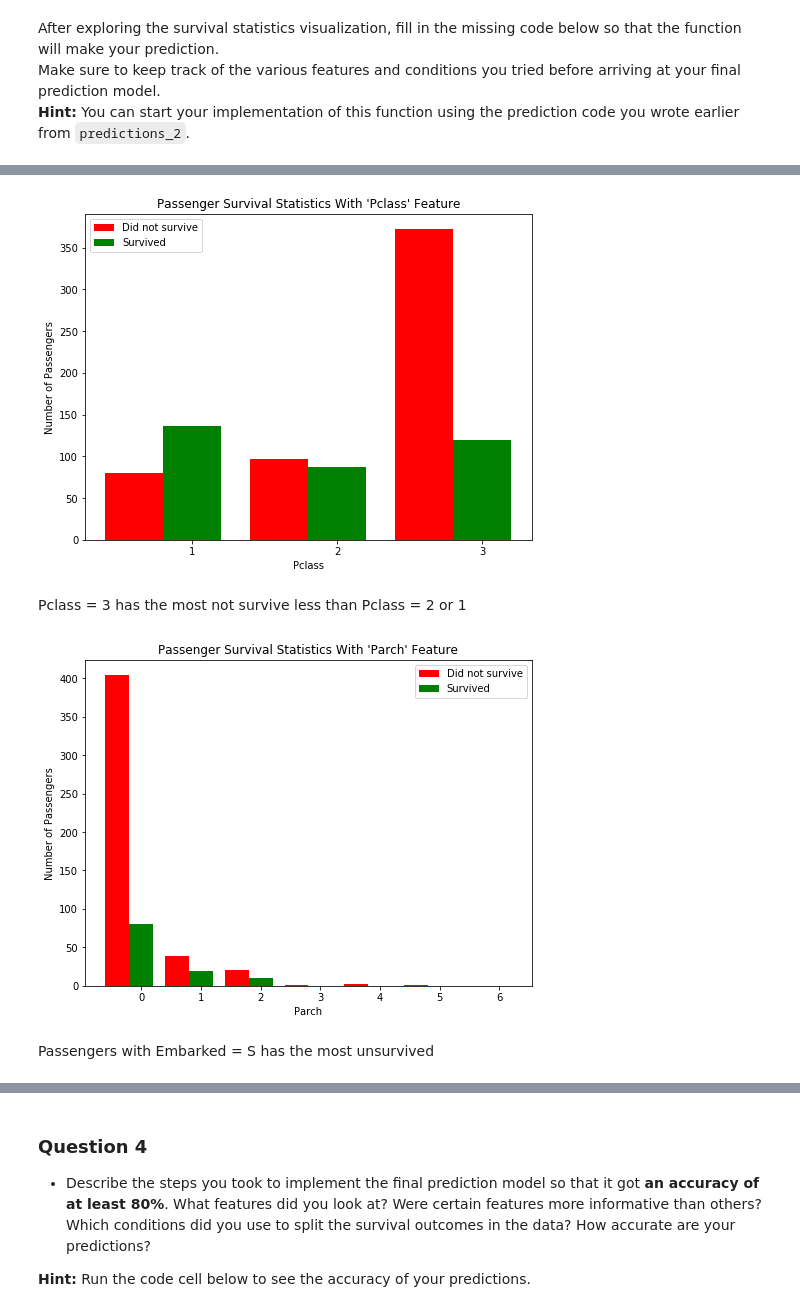
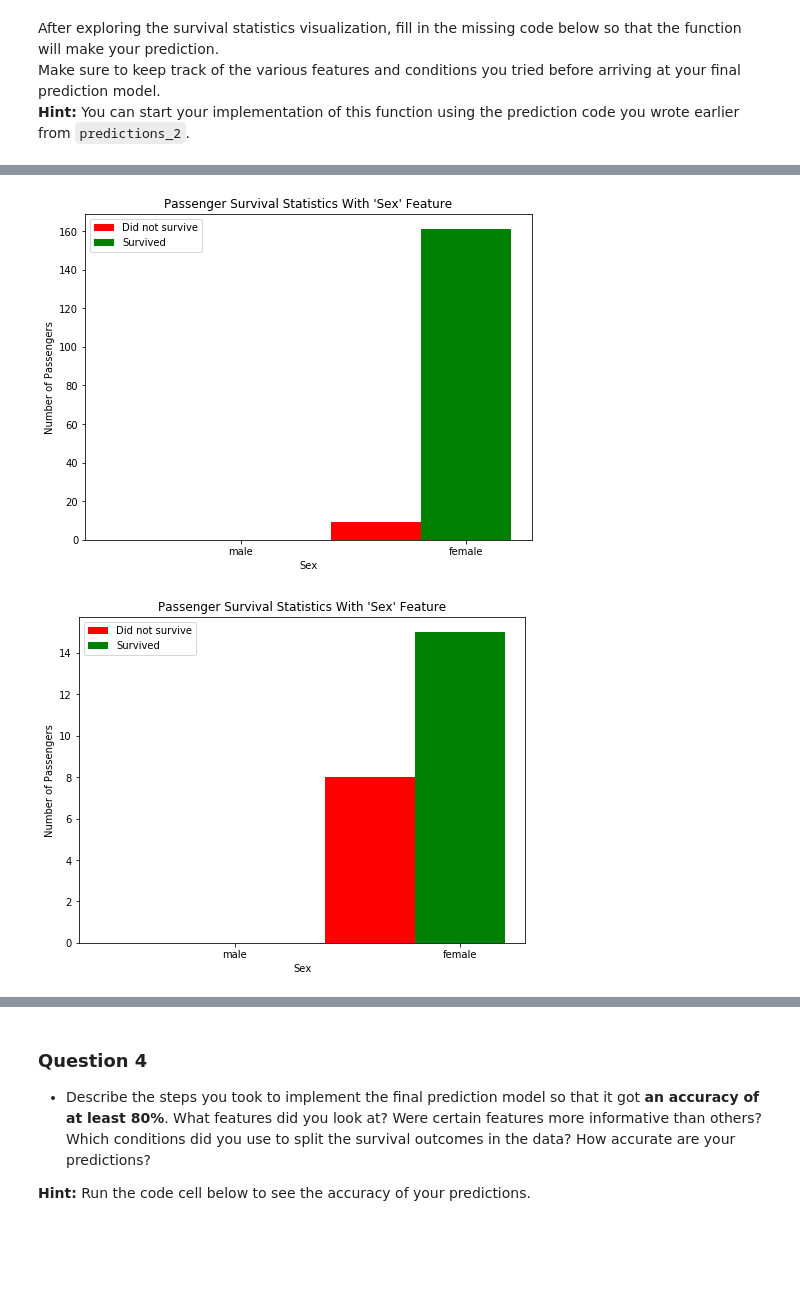
Before and after one commit to gatarelib/Machine-Learning-Nanodegree, a Jupyter notebook: titanic_survival_exploration/titanic_survival_exploration.ipynb, the cells around one changed output, grey strips where cells are left out. Saved outputs shown, nothing was run; the diff lists cells and outputs as text; code cells hidden in the pictures; blank space fills up the shorter version.

```diff
--- a/titanic_survival_exploration/titanic_survival_exploration.ipynb
+++ b/titanic_survival_exploration/titanic_survival_exploration.ipynb
@@ -233,13 +235,9 @@ Make sure to keep track of the various features and conditions you tried before
 # %%
-vs.survival_stats(data, outcomes, 'Pclass')
+vs.survival_stats(data, outcomes, 'Sex', ["Sex == 'female'" , "Pclass <= 2"])
 # %% [output]
-[figure, old version]
+[figure, new version]
-# %% [markdown]
-Pclass = 3 has the most not survive less than Pclass = 2 or 1
 # %%
-vs.survival_stats(data, outcomes, 'Parch' ,["Sex == 'male'"])
+vs.survival_stats(data, outcomes, 'Sex', ["Sex == 'female'" , "Pclass != 3" , "Embarked == 'C'" ])
 # %% [output]
-[figure, old version]
+[figure, new version]
-# %% [markdown]
-Passengers with Embarked = S has the most unsurvived
 # %%
```
Also changed, not shown: parts of 10 cells of this notebook, 6 other files.
